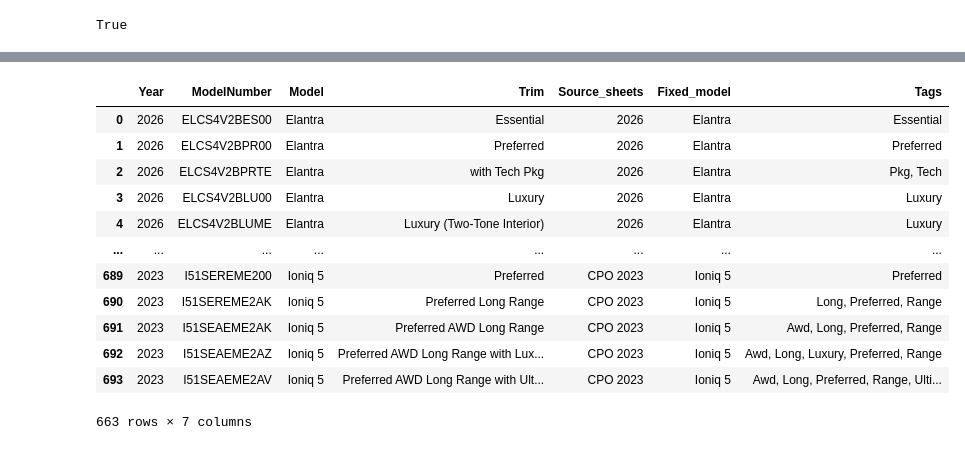
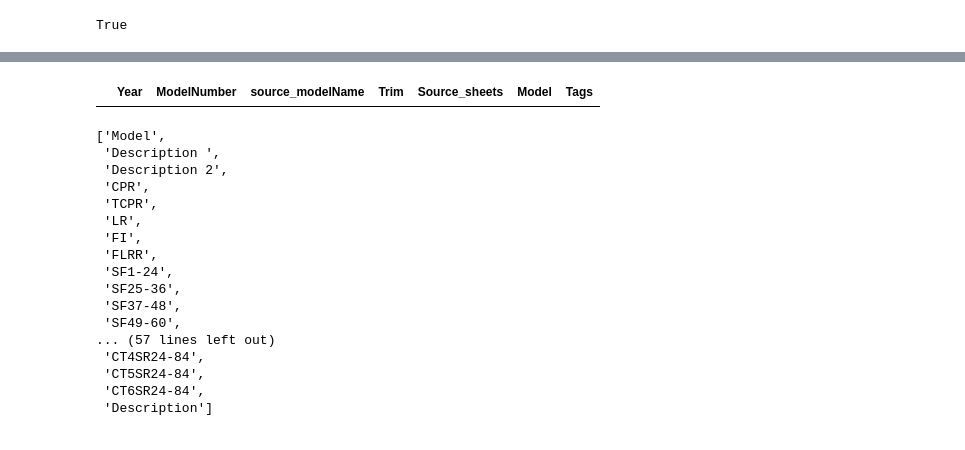
Before and after one commit to MeliPax/OEM_Accessories_v1, a Jupyter notebook: source_code/model_number_extract.ipynb, the cells around one changed output, grey strips where cells are left out. Cells and saved outputs as stored; diff of their text form; code cells hidden in the pictures.

```diff
--- a/source_code/model_number_extract.ipynb
+++ b/source_code/model_number_extract.ipynb
@@ -69,12 +72,12 @@ keyword_bridge = {
 # %%
+def load_key_words():
+    print(os.path.exists(r'..\database\keywords_db\tokenized_key_words.json'))
 
-import os
-import json
-print(os.path.exists(r'..\database\keywords_db\tokenized_key_words.json'))
-
-with open(r'..\database\keywords_db\tokenized_key_words.json', 'r') as file:
-    keyword_bridge = json.load(file)
-    keyword_bridge = (lambda obj: {k.lower(): (v.lower() if isinstance(v, str) else v) for k, v in obj.items()})(keyword_bridge)
+    with open(r'..\database\keywords_db\tokenized_key_words.json', 'r') as file:
+        keyword_bridge = json.load(file)
+        keyword_bridge = (lambda obj: {k.lower(): (v.lower() if isinstance(v, str) else v) for k, v in obj.items()})(keyword_bridge)
+    return keyword_bridge
+keyword_bridge = load_key_words()
 # %% [output]
 True
 # %%
@@ -83,7 +86,7 @@ True
 #     "Electric":"EV"
 # }
 
-model_exceptions_for_naming_conventions = ["G80 EV","G70 EV", "Kona EV",  ]
+model_exceptions_for_naming_conventions = ["G80 EV","G70 EV", "Kona EV"]
 # %%
 modelNum_identifier_key_words = ["HEV", "Hybrid", "EV", "Electric", "Plug-In Hybrid", "PHEV", "Essential"]
 
@@ -185,8 +243,6 @@ def clean_model_column(df):
     # 1. Remove tabs and trim whitespace
     df["Model"] = df["Model"].str.replace(r"\t", "", regex=True).str.strip()
 
-    # 2. Convert text to Title Case
-    df["Model"] = df["Model"].str.title()
 
     # Preprocessing: Standardize Electric -> EV in model column
     df['Model'] = df['Model'].str.replace(r'\bElectric\b', 'EV', case=False, regex=True)
@@ -194,4 +250,20 @@ def clean_model_column(df):
 
 
     return df
+
+
+def clean_Trim_column(df):
+
+    # 1. Remove tabs and trim whitespace
+    df["Trim"] = df["Trim"].str.replace(r"\t", "", regex=True).str.strip()
+
+
+    # Preprocessing: Standardize Electric -> EV in Trim column
+    df['Trim'] = df['Trim'].str.replace(r'\bN Line\b', 'N-Line', case=False, regex=True)
+    df['Trim'] = df['Trim'].str.replace(r'\bPreferred-Trend\b', 'Preferred Trend', case=False, regex=True)
+    df['Trim'] = df['Trim'].str.replace(r'\bLR\b', 'Long Range', case=False, regex=True)
+
+
+
+    return df
 # %%
@@ -311,17 +384,10 @@ get_duplicates(processed_df)
 # %%
-processed_df
+processed_df[(processed_df["Model"]=='Tucson')
+                    & (processed_df["Year"]==2024)
+                    & (processed_df["Trim"]=="N-Line")
+
+                    # & (processed_df["Tags"].str.contains("calligraphy"))
+                    ]
 # %% [output]
-|  | Year | ModelNumber | Model | Trim | Source_sheets | Fixed_model | Tags |
-| 0 | 2026 | ELCS4V2BES00 | Elantra | Essential | 2026 | Elantra | Essential |
-| 1 | 2026 | ELCS4V2BPR00 | Elantra | Preferred | 2026 | Elantra | Preferred |
-| 2 | 2026 | ELCS4V2BPRTE | Elantra | with Tech Pkg | 2026 | Elantra | Pkg, Tech |
-| 3 | 2026 | ELCS4V2BLU00 | Elantra | Luxury | 2026 | Elantra | Luxury |
-| 4 | 2026 | ELCS4V2BLUME | Elantra | Luxury (Two-Tone Interior) | 2026 | Elantra | Luxury |
-| ... | ... | ... | ... | ... | ... | ... | ... |
-| 689 | 2023 | I51SEREME200 | Ioniq 5 | Preferred | CPO 2023 | Ioniq 5 | Preferred |
-| 690 | 2023 | I51SEREME2AK | Ioniq 5 | Preferred Long Range | CPO 2023 | Ioniq 5 | Long, Preferred, Range |
-| 691 | 2023 | I51SEAEME2AK | Ioniq 5 | Preferred AWD Long Range | CPO 2023 | Ioniq 5 | Awd, Long, Preferred, Range |
-| 692 | 2023 | I51SEAEME2AZ | Ioniq 5 | Preferred AWD Long Range with Lux... | CPO 2023 | Ioniq 5 | Awd, Long, Luxury, Preferred, Range |
-| 693 | 2023 | I51SEAEME2AV | Ioniq 5 | Preferred AWD Long Range with Ult... | CPO 2023 | Ioniq 5 | Awd, Long, Preferred, Range, Ulti... |
+|  | Year | ModelNumber | source_modelName | Trim | Source_sheets | Model | Tags |
-663 rows × 7 columns
 # %%
@@ -350,3 +416,23 @@ def search_vehicle_by_model_and_trim_keyword(model, trim_search_key):
         & (cleaned_models['Trim'].str.contains(trim_search_key, case=False, na=False))
     ]
     return filtered_df
+# %%
+combined_df.columns.to_list()
+# %% [output]
+['Model',
+ 'Description ',
+ 'Description 2',
+ 'CPR',
+ 'TCPR',
+ 'LR',
+ 'FI',
+ 'FLRR',
+ 'SF1-24',
+ 'SF25-36',
+ 'SF37-48',
+ 'SF49-60',
+... (57 lines left out)
+ 'CT4SR24-84',
+ 'CT5SR24-84',
+ 'CT6SR24-84',
+ 'Description']
```
Also changed, not shown: parts of 17 cells of this notebook, 3 other files.
